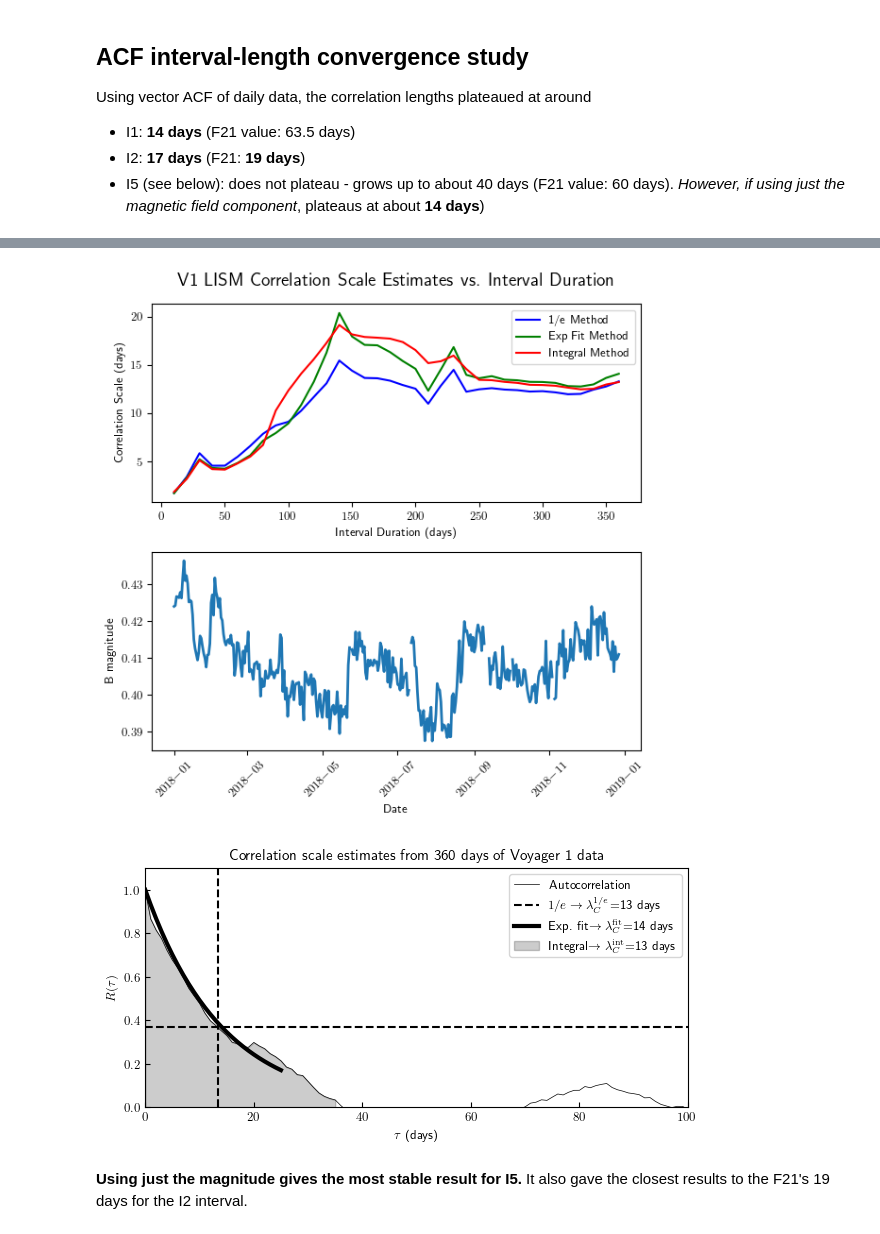
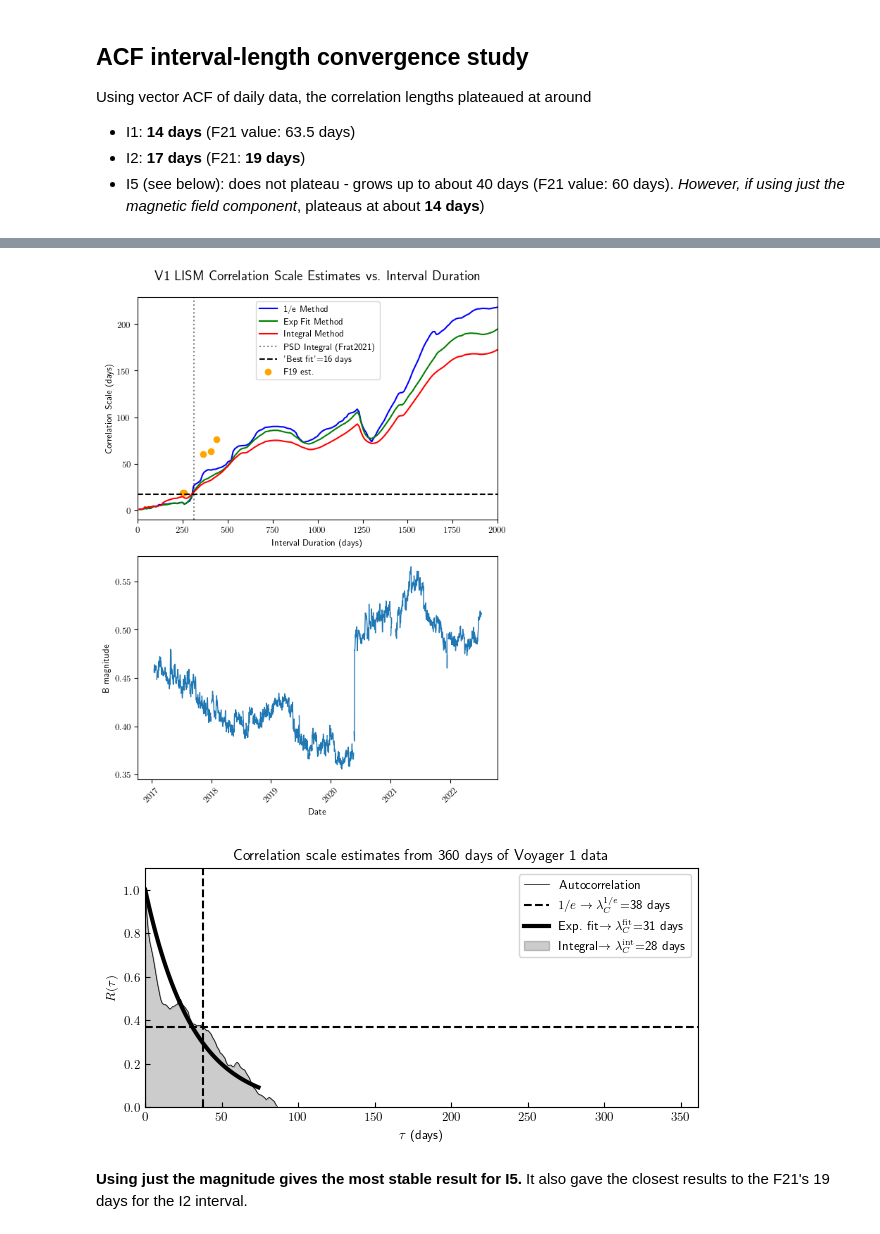
Before and after one commit to daniel-wrench/sf_gap_analysis, a Jupyter notebook: notebooks/voyager_scales_eda.ipynb, the cells around one changed output, grey strips where cells are left out. Cells and saved outputs as stored; diff of their text form; code cells hidden in the pictures.

```diff
--- a/notebooks/voyager_scales_eda.ipynb
+++ b/notebooks/voyager_scales_eda.ipynb
@@ -21,7 +32,7 @@ from src.corr_funcs_claude import *
 plt.rcParams.update({"font.size": 9})
 plt.rc("text", usetex=True)
 # %%
-data_full = pd.read_pickle("../data/interim/voyager/voyager1_lism_cleaned.pkl")
+data_full = pd.read_pickle("../data/interim/voyager/voyager1_lism.pkl")
 data_full.resample("7D").mean().plot()
 plt.title("All Voyager 1 LISM data, weekly averages")
 # %% [output]
@@ -36,25 +47,25 @@ doy_to_date = lambda year, doy: datetime.datetime(year, 1, 1) + datetime.timedel
 )
 
 # Set start date to start of Fraternale's interval I2 (312 days long)
-# start_date = doy_to_date(2013, 131) # start of I1
+start_date = doy_to_date(2015, 131) # start of I1
 
 # int_label = "I2"
 # start_date = doy_to_date(2014, 184)
-# end_date = doy_to_date(2015, 131)
+# end_date = doy_to_date(2016, 131)
 
 # int_label = "I3"
 # start_date = doy_to_date(2015, 220)
 # end_date = doy_to_date(2016, 294)
 
 # int_label = "I4"
-# start_date  = doy_to_date(2017, 16)
+start_date  = doy_to_date(2017, 16)
 # end_date = doy_to_date(2017, 272)
 
 int_label = "I5"
-start_date = doy_to_date(2018, 1)
-end_date = doy_to_date(2018, 365)
+# start_date = doy_to_date(2018, 1)
+# end_date = doy_to_date(2018, 365)
 
-data = data_full.loc[start_date:end_date]
+data = data_full.loc[start_date : start_date + datetime.timedelta(days=2000)]
 
 data.info()
 # %% [output]
@@ -175,9 +186,9 @@ for duration_days in duration_days:
     interval = data_res[start_date:end_date]
 
     results = compute_all_correlation_scales(
-        [interval.F1],
+        [interval.BR, interval.BT, interval.BN],
         time_unit=TimeUnit.DAYS,
-        xmax=100, # days
+        xmax=len(interval), # days
         title=f"Correlation scale estimates from {duration_days} days of Voyager 1 data",
     )
     # Add duration to results
@@ -201,56 +221,66 @@ methods = {
     "correlation_scale_integral": "Integral Method",
 }
 
+f1_vals = pd.DataFrame(
+    {
+        "interval_duration": [405, 256, 438, 252, 365],
+        "F19 est.": [63.5, 19, 76, 19, 60],
+    }
+)
+
 colors = ['blue', 'green', 'red']
 
-fig, axs = plt.subplots(2, 1, figsize=(6, 6))
+fig, axs = plt.subplots(2, 1, figsize=(6, 8))
 
 # Plot correlation scale estimates
 for method, label in methods.items():
     axs[0].plot(
         df["interval_duration"],
         df[method],
         color=colors[list(methods.keys()).index(method)],
         label=label,
     )
 
-# axs[0].axvline(
-#     312,
-#     color="black",
-#     linestyle="dotted",
-#     alpha=0.5,
-#     label="PSD Integral (Frat2021)",
-# )
+axs[0].axvline(
+    312,
+    color="black",
+    linestyle="dotted",
+    alpha=0.5,
+    label="PSD Integral (Frat2021)",
+)
 # axs[0].axhline(19, color="black", linestyle="dotted", alpha=0.5)
-# axs[0].axhline(16, color="black", linestyle="--", label="'Best fit'=16 days")
+axs[0].axhline(17, color="black", linestyle="--", label="'Best fit'=16 days")
 
 axs[0].set_xlabel("Interval Duration (days)")
 axs[0].set_ylabel("Correlation Scale (days)")
 axs[0].set_title("V1 LISM Correlation Scale Estimates vs. Interval Duration", y=1.05, fontsize=14)
 
+axs[0].scatter(f1_vals["interval_duration"], f1_vals["F19 est."], color="orange", label="F19 est.")
+
 axs[0].legend()
+max_days = 2000
+axs[0].set_xlim(0,max_days)
 # axs[0].set_ylim(0, 38)
 
-
 # Plot interval
-end_date = start_date + datetime.timedelta(400)
-axs[1].plot(interval["F1"], lw=2)
+end_date = start_date + datetime.timedelta(max_days)
+axs[1].plot(data_res["F1"][:end_date], lw=1)
 axs[1].set_xlabel("Date")
 axs[1].set_ylabel("B magnitude")
 # Rotate x-axis labels
 axs[1].tick_params(axis="x", rotation=45)
 
 
 plt.tight_layout()
 # plt.savefig(f"../results/cleaning/v1_lism_corr_scale_int_{int_label}.png", dpi=300)
 plt.show()
 # %% [output]
-[figure, old version]
+[figure, new version]
 # %%
 # Display the ACF figure for the full interval duration
 results_df[results_df["interval_duration"] == 360]["figure_acf"].values[0]
 # %% [output]
-[figure, old version]
+[figure, new version]
 # %% [markdown]
 **Using just the magnitude gives the most stable result for I5.** It also gave the closest results to the F21's 19 days for the I2 interval.
 # %% [markdown]
```
Also changed, not shown: parts of 11 cells of this notebook.
